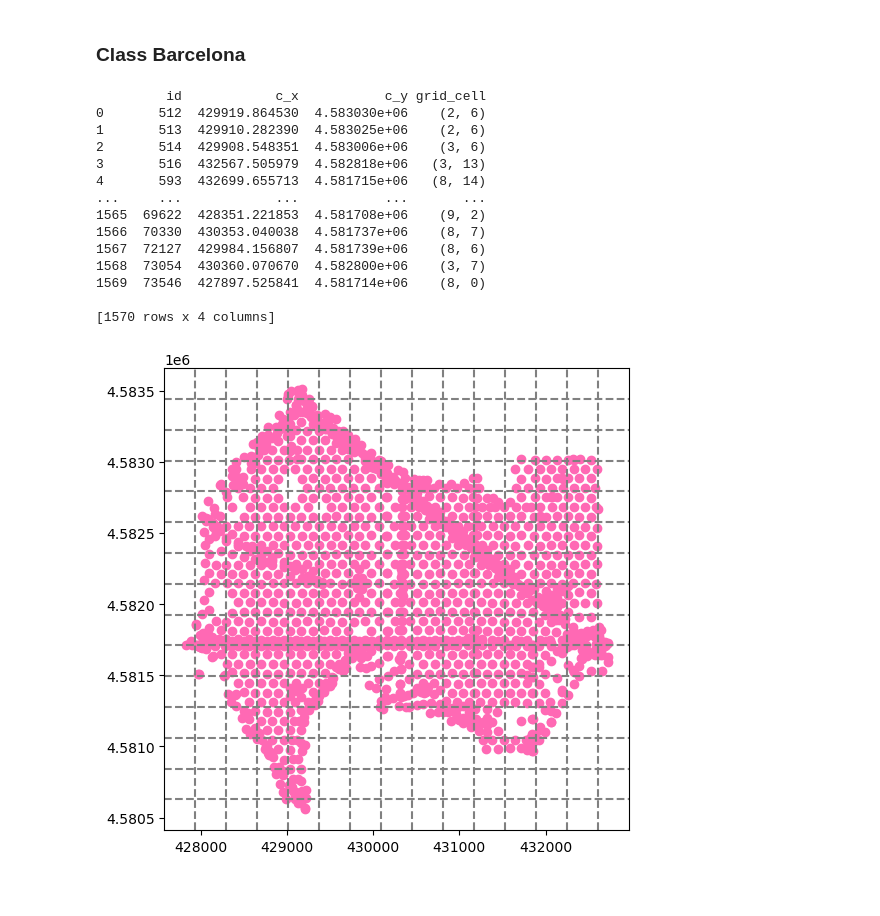
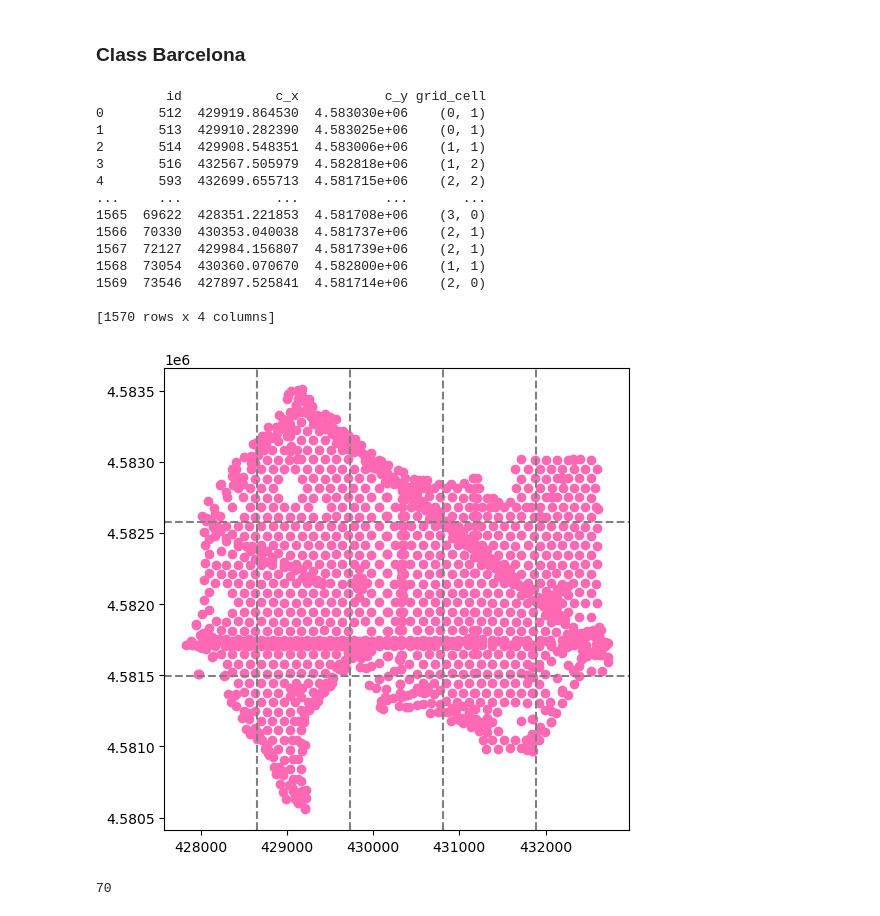
Before and after one commit to koenga/Projet-CE-1, a Jupyter notebook: V2.ipynb, the cells around one changed output. Saved outputs shown, nothing was run; the diff lists cells and outputs as text; code cells hidden in the pictures.

```diff
--- a/V2.ipynb
+++ b/V2.ipynb
@@ -302,24 +395,24 @@ class Barcelona:
 # %%
 link = r"C:\Users\orane\Documents\EPFL\GC\Master\MA2\Projet LUTS\all_agg\datasets\simbarca\all_agg"
-map = Barcelona(15, 15, "000", 1, link = link)
+map = Barcelona(5, 3, 1, link = link)
 # %%
-map.gridTensor("ld_speed")
+map.gridTensor()
 map.visualizeGrid()
 # %% [output]
          id            c_x           c_y grid_cell
-0       512  429919.864530  4.583030e+06    (2, 6)
-1       513  429910.282390  4.583025e+06    (2, 6)
-2       514  429908.548351  4.583006e+06    (3, 6)
-3       516  432567.505979  4.582818e+06   (3, 13)
-4       593  432699.655713  4.581715e+06   (8, 14)
+0       512  429919.864530  4.583030e+06    (0, 1)
+1       513  429910.282390  4.583025e+06    (0, 1)
+2       514  429908.548351  4.583006e+06    (1, 1)
+3       516  432567.505979  4.582818e+06    (1, 2)
+4       593  432699.655713  4.581715e+06    (2, 2)
 ...     ...            ...           ...       ...
-1565  69622  428351.221853  4.581708e+06    (9, 2)
-1566  70330  430353.040038  4.581737e+06    (8, 7)
-1567  72127  429984.156807  4.581739e+06    (8, 6)
-1568  73054  430360.070670  4.582800e+06    (3, 7)
-1569  73546  427897.525841  4.581714e+06    (8, 0)
+1565  69622  428351.221853  4.581708e+06    (3, 0)
+1566  70330  430353.040038  4.581737e+06    (2, 1)
+1567  72127  429984.156807  4.581739e+06    (2, 1)
+1568  73054  430360.070670  4.582800e+06    (1, 1)
+1569  73546  427897.525841  4.581714e+06    (2, 0)
 
 [1570 rows x 4 columns]
-[figure, old version]
+[figure, new version]
 # %%
 id = 'ld_speed'
@@ -326,0 +424,4 @@ tensor3D = map.createTensor3D(id)
+# %%
+maxTimestep
+# %% [output]
+70
```
Also changed, not shown: parts of 17 cells of this notebook.
